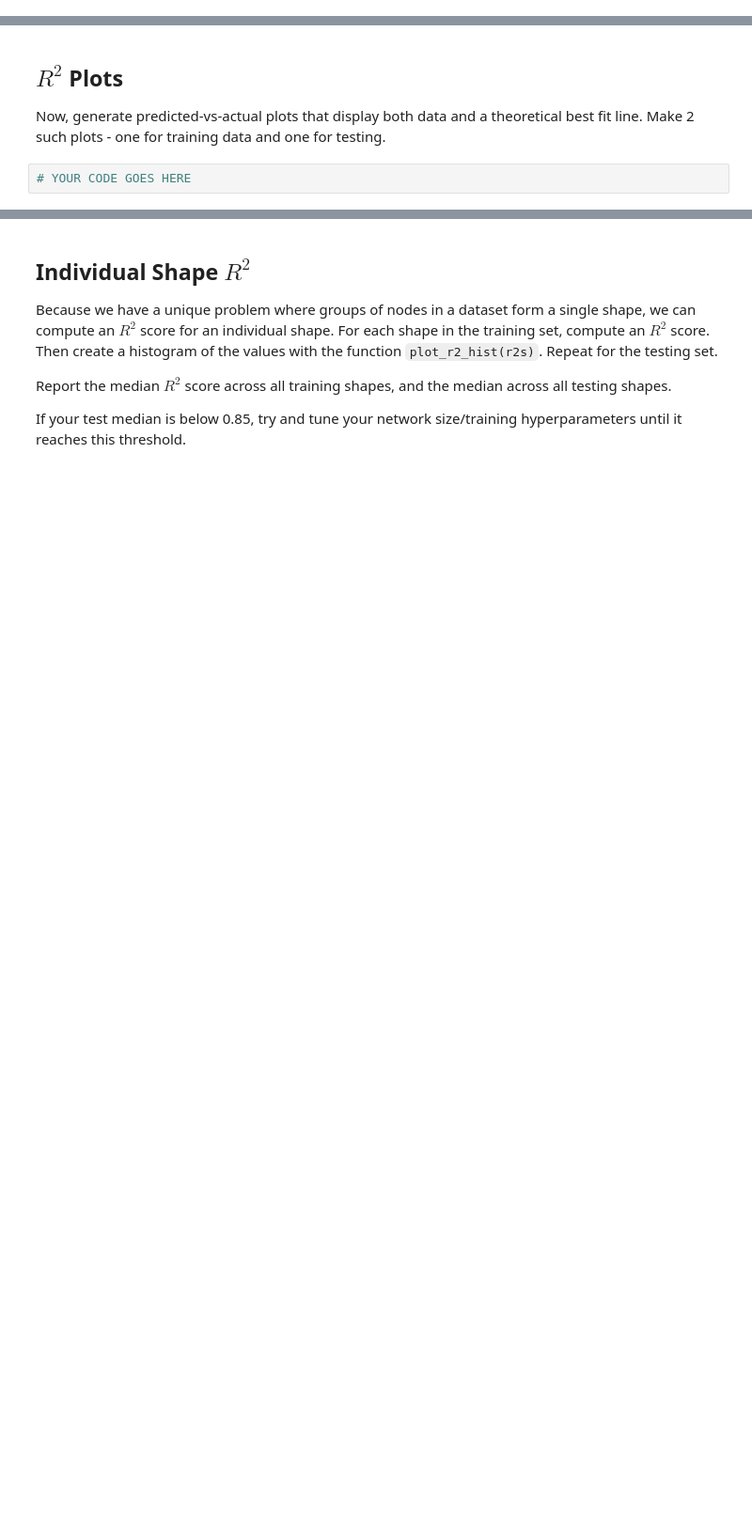
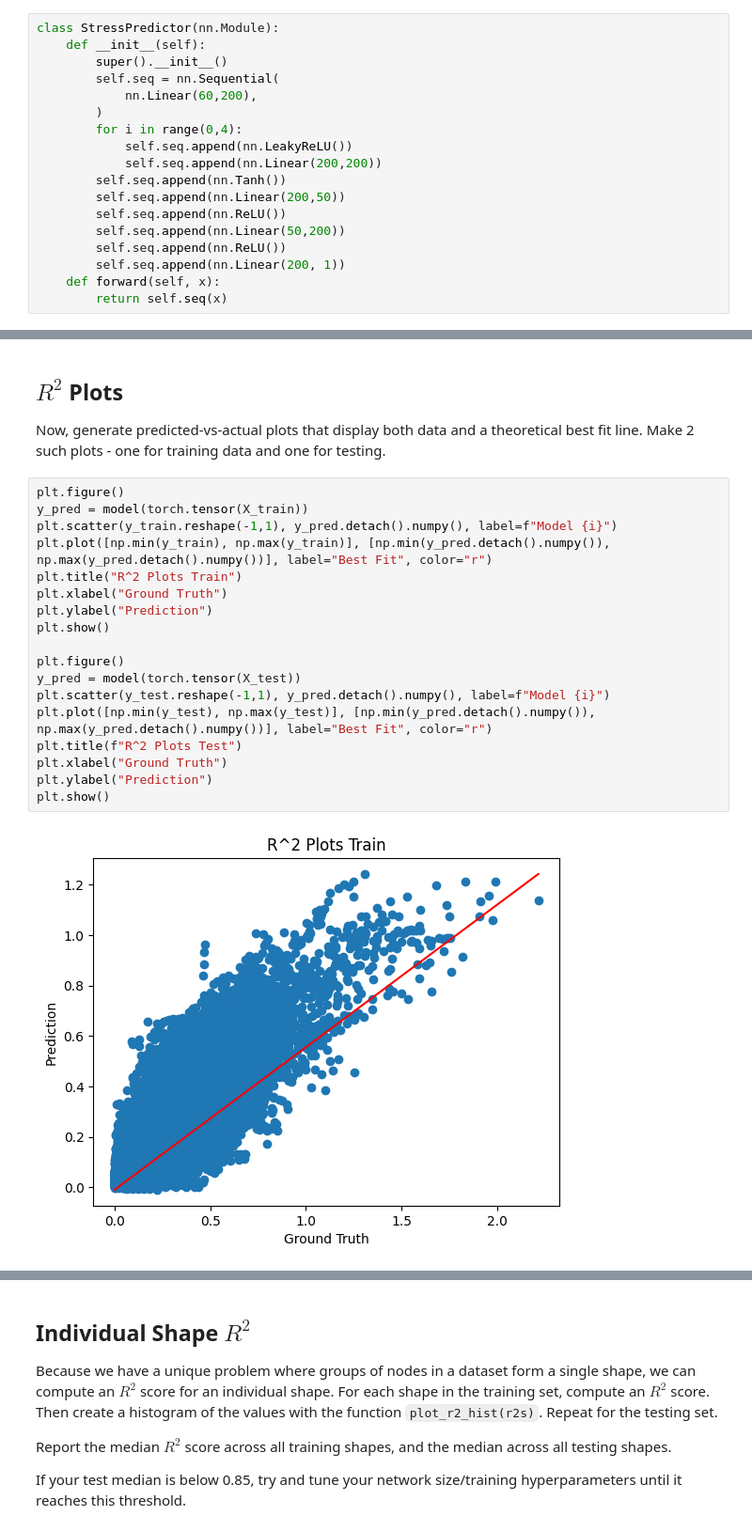
Before and after one commit to judson35/AI-ML, a Jupyter notebook: HW9/M9-HW1.ipynb, the cells around one changed output, grey strips where cells are left out. Shown at 94% size. Saved outputs shown, nothing was run; the diff lists cells and outputs as text; blank space fills up the shorter version.

```diff
--- a/HW9/M9-HW1.ipynb
+++ b/HW9/M9-HW1.ipynb
@@ -112,3 +111,21 @@ class StressPredictor(nn.Module):
+# %%
+class StressPredictor(nn.Module):
+    def __init__(self):
+        super().__init__()
+        self.seq = nn.Sequential(
+            nn.Linear(60,200),
+        )
+        for i in range(0,4):
+            self.seq.append(nn.LeakyReLU())
+            self.seq.append(nn.Linear(200,200))
+        self.seq.append(nn.Tanh())
+        self.seq.append(nn.Linear(200,50))
+        self.seq.append(nn.ReLU())
+        self.seq.append(nn.Linear(50,200))
+        self.seq.append(nn.ReLU())
+        self.seq.append(nn.Linear(200, 1))
+    def forward(self, x):
+        return self.seq(x)
 # %% [markdown]
 ## Training function
 
@@ -139,5 +218,23 @@ Compute the $R^2$ Score on the training dataset. You will have to convert betwee
 ## $R^2$ Plots
 
 Now, generate predicted-vs-actual plots that display both data and a theoretical best fit line. Make 2 such plots - one for training data and one for testing.
-# %%
-# YOUR CODE GOES HERE
+# %%
+plt.figure()
+y_pred = model(torch.tensor(X_train))
+plt.scatter(y_train.reshape(-1,1), y_pred.detach().numpy(), label=f"Model {i}")
+plt.plot([np.min(y_train), np.max(y_train)], [np.min(y_pred.detach().numpy()), np.max(y_pred.detach().numpy())], label="Best Fit", color="r")
+plt.title("R^2 Plots Train")
+plt.xlabel("Ground Truth")
+plt.ylabel("Prediction")
+plt.show()
+
+plt.figure()
+y_pred = model(torch.tensor(X_test))
+plt.scatter(y_test.reshape(-1,1), y_pred.detach().numpy(), label=f"Model {i}")
+plt.plot([np.min(y_test), np.max(y_test)], [np.min(y_pred.detach().numpy()), np.max(y_pred.detach().numpy())], label="Best Fit", color="r")
+plt.title(f"R^2 Plots Test")
+plt.xlabel("Ground Truth")
+plt.ylabel("Prediction")
+plt.show()
+# %% [output]
+[figure, added]
```
Also changed, not shown: parts of 11 cells of this notebook.
